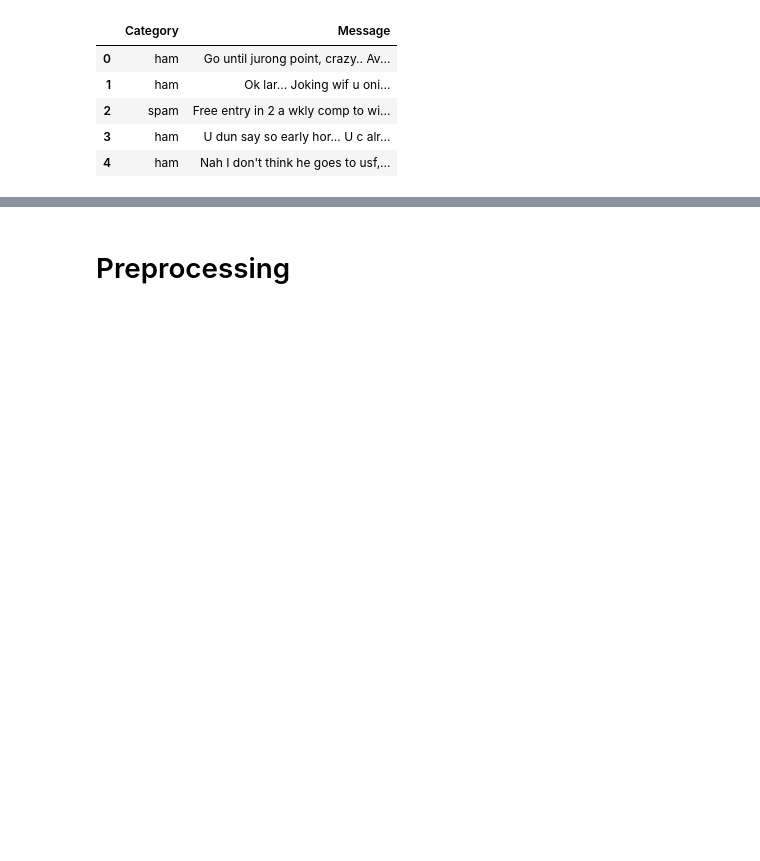
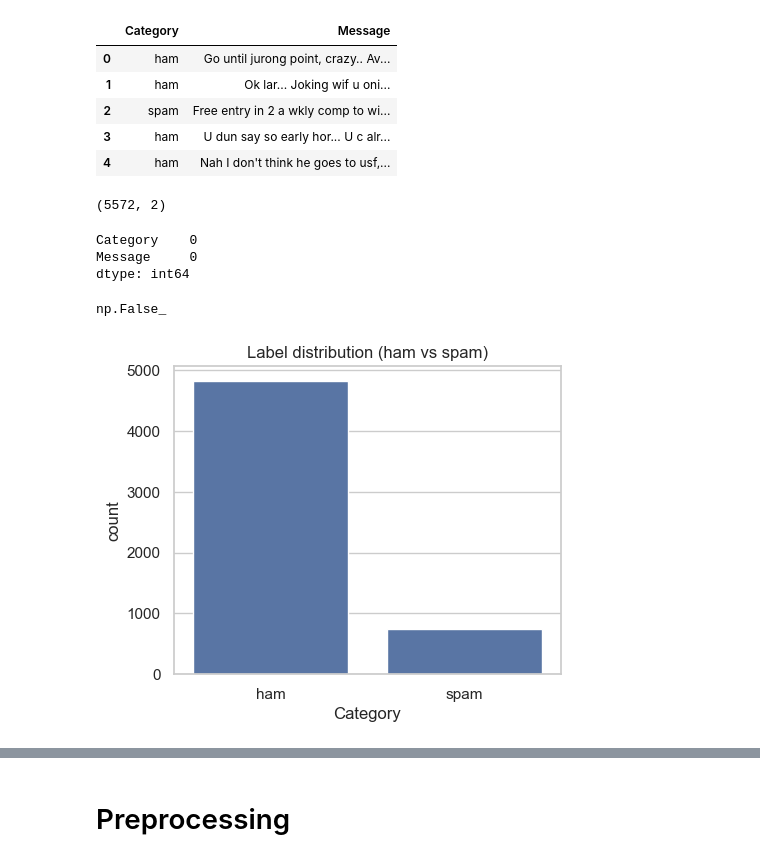
Before and after one commit to pearlispearl/NLP-Spam-email-detection, a Jupyter notebook: SpamEmailDetection.ipynb, the cells around one changed output, grey strips where cells are left out. Drawn from its saved outputs; the diff is of its cells as text; code cells hidden in the pictures; blank space fills up the shorter version.

```diff
--- a/SpamEmailDetection.ipynb
+++ b/SpamEmailDetection.ipynb
@@ -2,12 +2,22 @@
 # Spam Email Detection
 # %%
 import re
+import matplotlib.pyplot as plt, seaborn as sns
+import numpy as np
+from collections import Counter
 import pandas as pd
 import nltk
-
+from sklearn.preprocessing import LabelEncoder
 from nltk.corpus import stopwords
 from nltk.tokenize import word_tokenize
+from wordcloud import WordCloud
+from nltk.metrics.distance import edit_distance
+import gensim.downloader as api
+# from transformers import DistilBertTokenizer, DistilBertModel
+
 from nltk.stem import PorterStemmer, WordNetLemmatizer
+from sklearn.feature_extraction.text import TfidfVectorizer, CountVectorizer
+sns.set(style="whitegrid")
 # %%
 nltk.download('punkt')
 nltk.download('stopwords')
@@ -35,3 +48,13 @@ df.head()
 | 2 | spam | Free entry in 2 a wkly comp to wi... |
 | 3 | ham | U dun say so early hor... U c alr... |
 | 4 | ham | Nah I don't think he goes to usf,... |
+# %%
+df.shape # Shape of data
+# %% [output]
+(5572, 2)
+# %%
+df.isnull().sum() # Check null values
+# %% [output]
+Category    0
+Message     0
+dtype: int64
@@ -37,0 +65,12 @@ df.head()
+# %%
+df.duplicated().any() # Check duplicate
+# %% [output]
+np.False_
+# %%
+# data distribution
+plt.figure(figsize=(5,4))
+sns.countplot(x='Category', data=df)
+plt.title('Label distribution (ham vs spam)')
+plt.show()
+# %% [output]
+[figure, added]
```
Also changed, not shown: parts of 17 cells of this notebook, 42 other files.
